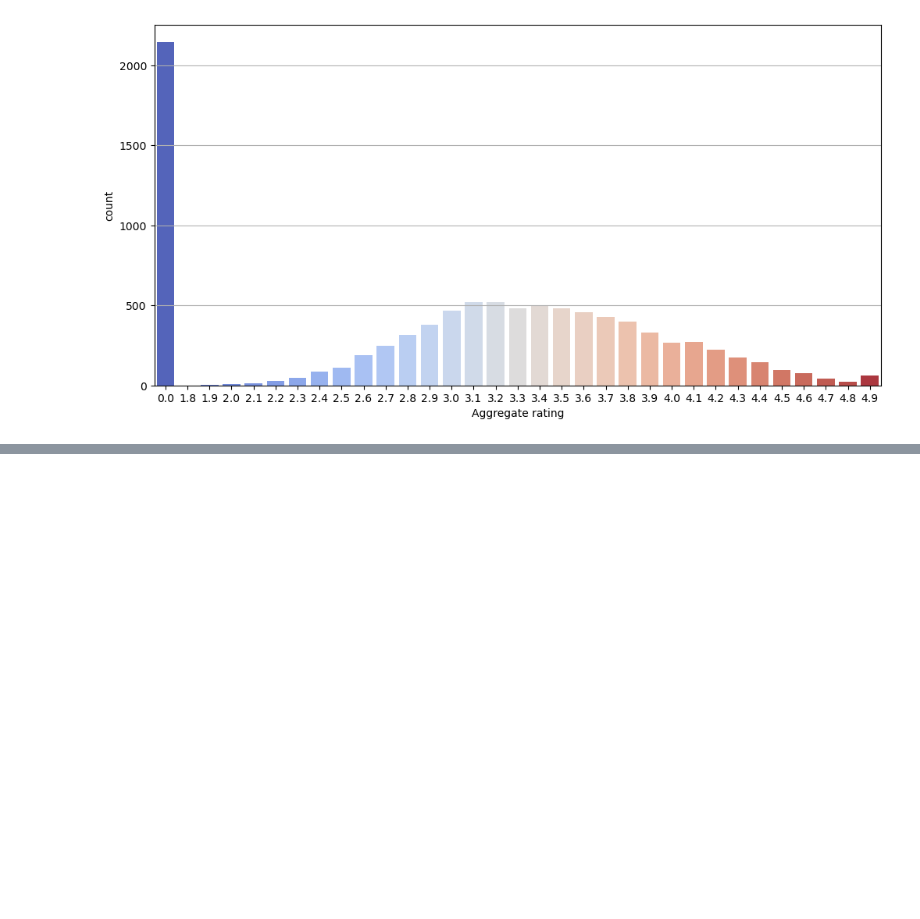
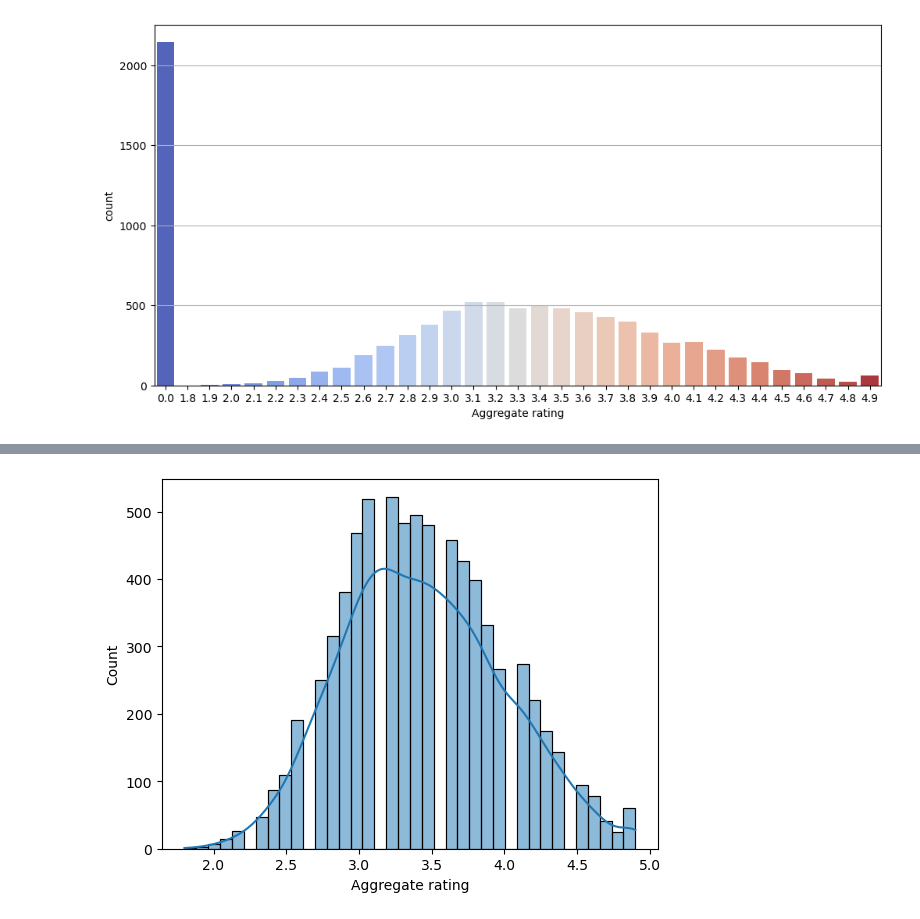
Before and after one commit to rahul-1419/gitVSPython, a Jupyter notebook: Projects/New folder/sheet_4.ipynb, the cells around one changed output, grey strips where cells are left out. Drawn from its saved outputs; the diff is of its cells as text; code cells hidden in the pictures; blank space fills up the shorter version.

```diff
--- a/Projects/New folder/sheet_4.ipynb
+++ b/Projects/New folder/sheet_4.ipynb
@@ -91,5 +91,3 @@ plt.grid(axis='y')
 plt.show()
 # %% [output]
 [figure]
-# %%
-df.drop(df[df['Aggregate rating'] == 0].index, inplace=True)
@@ -107,0 +124,7 @@ plt.show()
+# %%
+df.drop(df[(df['Aggregate rating'] == 0.0) & (df['Rating text'] == 'Not rated')].index, inplace=True)
+# %%
+sns.histplot(data=df,x='Aggregate rating',kde=True)
+plt.show()
+# %% [output]
+[figure, added]
```
Also changed, not shown: parts of 59 cells of this notebook, 6 other files.
